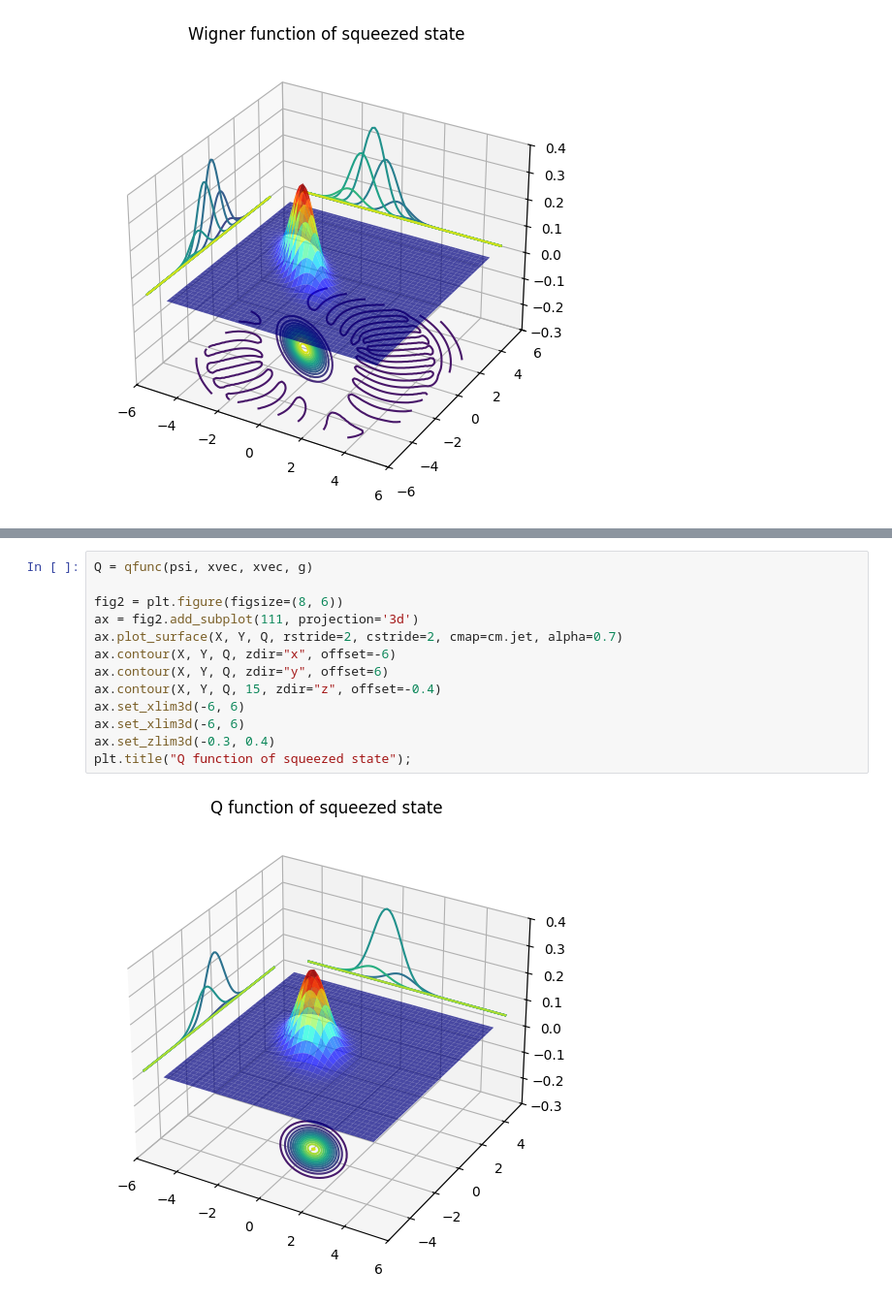
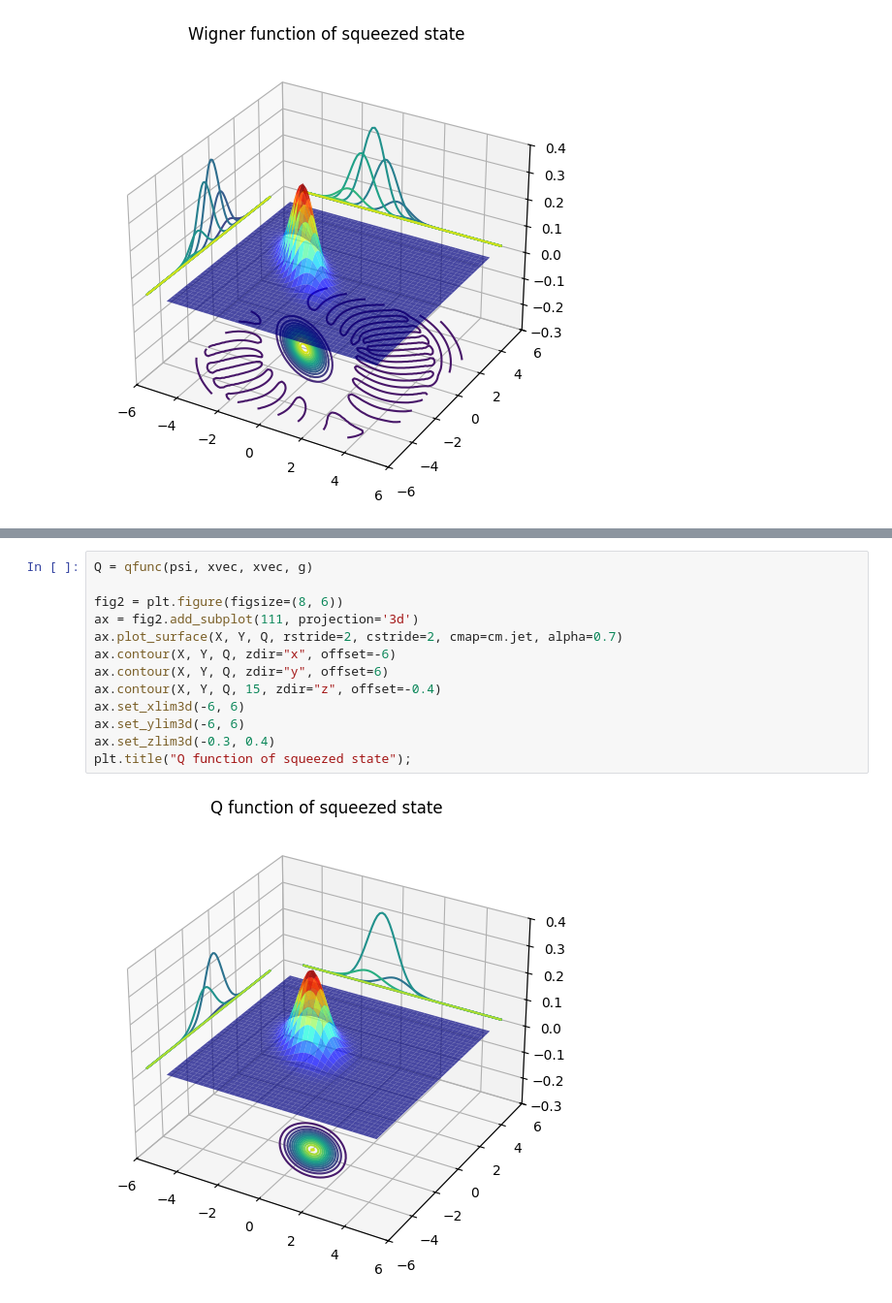
Before and after one commit to raopremrao/Learning-QuTip, a Jupyter notebook: Example Notebooks/02_Visualization/005_pseudo_probability_functions.ipynb, the cells around one changed output, grey strips where cells are left out. Shown at 97% size. Saved outputs shown, nothing was run; the diff lists cells and outputs as text.

```diff
--- a/Example Notebooks/02_Visualization/005_pseudo_probability_functions.ipynb
+++ b/Example Notebooks/02_Visualization/005_pseudo_probability_functions.ipynb
@@ -244,15 +249,15 @@ plt.title("Wigner function of squeezed state");
 # %%
 Q = qfunc(psi, xvec, xvec, g)
 
 fig2 = plt.figure(figsize=(8, 6))
 ax = fig2.add_subplot(111, projection='3d')
 ax.plot_surface(X, Y, Q, rstride=2, cstride=2, cmap=cm.jet, alpha=0.7)
 ax.contour(X, Y, Q, zdir="x", offset=-6)
 ax.contour(X, Y, Q, zdir="y", offset=6)
 ax.contour(X, Y, Q, 15, zdir="z", offset=-0.4)
 ax.set_xlim3d(-6, 6)
-ax.set_xlim3d(-6, 6)
+ax.set_ylim3d(-6, 6)
 ax.set_zlim3d(-0.3, 0.4)
 plt.title("Q function of squeezed state");
 # %% [output]
-[figure, old version]
+[figure, new version]
```
Also changed, not shown: parts of 3 cells of this notebook, 1 other file.
